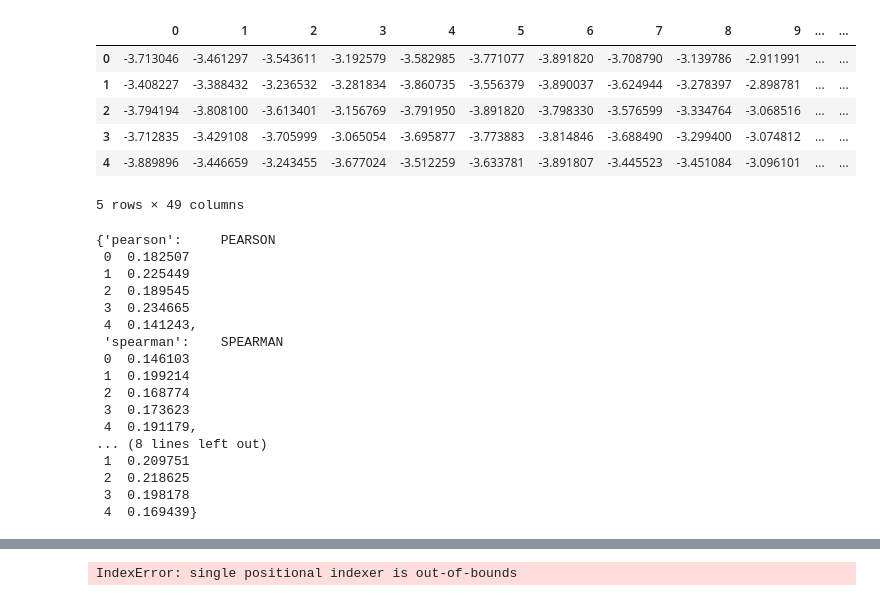
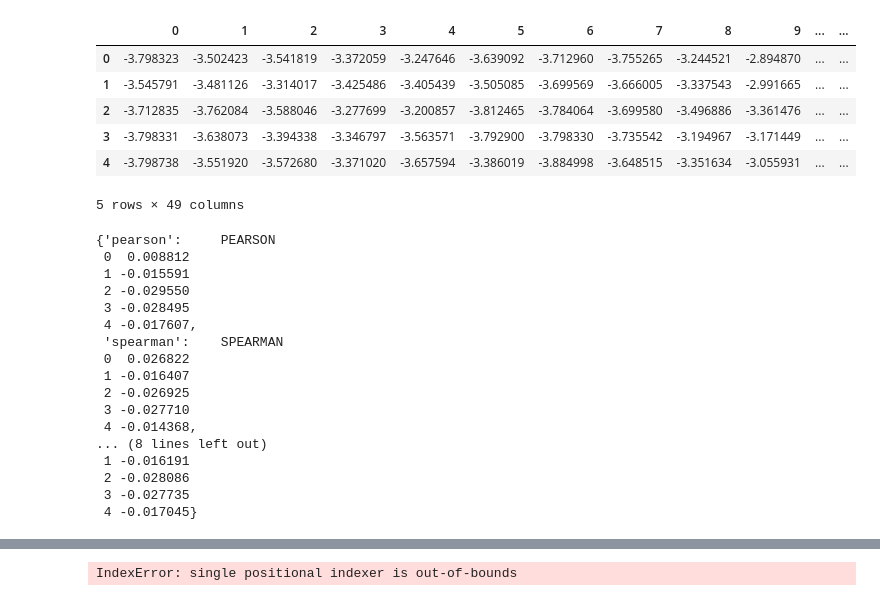
Before and after one commit to justinx1229/pdm_learn, a Jupyter notebook: notebooks/simulation/data conversion Sim.ipynb, the cells around one changed output, grey strips where cells are left out. Drawn from its saved outputs; the diff is of its cells as text; code cells hidden in the pictures.

```diff
--- a/notebooks/simulation/data conversion Sim.ipynb
+++ b/notebooks/simulation/data conversion Sim.ipynb
@@ -30,7 +30,7 @@ from scipy.stats import pearsonr, spearmanr
 from sklearn.feature_selection import mutual_info_regression
 
 SIM_CENTERS = np.linspace(-2, 2, 7)
-EPSILON_STD = 2.0
+EPSILON_STD = 3.0
 NEGATIVE_REPEATS = 200
 HEATMAP_SIGMA = 0.1
 RANDOM_SEED = 42
@@ -89,35 +89,51 @@ plt.show()
 # %%
+positive_pairs = collect_simulated_pairs(
+    positive,
+    repeats=1,
+    epsilon_std=EPSILON_STD,
+    centers=SIM_CENTERS,
+    rng=np.random.default_rng(RANDOM_SEED),
+)
+negative_pairs = collect_simulated_pairs(
+    positive,
+    repeats=NEGATIVE_REPEATS,
+    epsilon_std=EPSILON_STD,
+    shuffle_y=True,
+    centers=SIM_CENTERS,
+    rng=np.random.default_rng(RANDOM_SEED + 1),
+)
+
 heatmap_positive = build_heatmap_dataset(
     positive,
     densitymap,
     centers=SIM_CENTERS,
     repeats=1,
     epsilon_std=EPSILON_STD,
     sigma=HEATMAP_SIGMA,
-    rng=np.random.default_rng(RANDOM_SEED),
+    simulated_pairs=positive_pairs,
 )
 heatmap_positive.to_csv(DATA_DIR / 'simulated' / 'positive_heatmap.csv', index=False)
 
 heatmap_negative = build_heatmap_dataset(
     positive,
     densitymap,
     centers=SIM_CENTERS,
     repeats=NEGATIVE_REPEATS,
     epsilon_std=EPSILON_STD,
     sigma=HEATMAP_SIGMA,
     shuffle_y=True,
-    rng=np.random.default_rng(RANDOM_SEED + 1),
+    simulated_pairs=negative_pairs,
 )
 heatmap_negative.to_csv(DATA_DIR / 'simulated' / 'negative_heatmap.csv', index=False)
 
 heatmap_positive.head()
 # %% [output]
 |  | 0 | 1 | 2 | 3 | 4 | 5 | 6 | 7 | 8 | 9 | ... | ... |
-| 0 | -3.713046 | -3.461297 | -3.543611 | -3.192579 | -3.582985 | -3.771077 | -3.891820 | -3.708790 | -3.139786 | -2.911991 | ... | ... |
-| 1 | -3.408227 | -3.388432 | -3.236532 | -3.281834 | -3.860735 | -3.556379 | -3.890037 | -3.624944 | -3.278397 | -2.898781 | ... | ... |
-| 2 | -3.794194 | -3.808100 | -3.613401 | -3.156769 | -3.791950 | -3.891820 | -3.798330 | -3.576599 | -3.334764 | -3.068516 | ... | ... |
-| 3 | -3.712835 | -3.429108 | -3.705999 | -3.065054 | -3.695877 | -3.773883 | -3.814846 | -3.688490 | -3.299400 | -3.074812 | ... | ... |
-| 4 | -3.889896 | -3.446659 | -3.243455 | -3.677024 | -3.512259 | -3.633781 | -3.891807 | -3.445523 | -3.451084 | -3.096101 | ... | ... |
+| 0 | -3.798323 | -3.502423 | -3.541819 | -3.372059 | -3.247646 | -3.639092 | -3.712960 | -3.755265 | -3.244521 | -2.894870 | ... | ... |
+| 1 | -3.545791 | -3.481126 | -3.314017 | -3.425486 | -3.405439 | -3.505085 | -3.699569 | -3.666005 | -3.337543 | -2.991665 | ... | ... |
+| 2 | -3.712835 | -3.762084 | -3.588046 | -3.277699 | -3.200857 | -3.812465 | -3.784064 | -3.699580 | -3.496886 | -3.361476 | ... | ... |
+| 3 | -3.798331 | -3.638073 | -3.394338 | -3.346797 | -3.563571 | -3.792900 | -3.798330 | -3.735542 | -3.194967 | -3.171449 | ... | ... |
+| 4 | -3.798738 | -3.551920 | -3.572680 | -3.371020 | -3.657594 | -3.386019 | -3.884998 | -3.648515 | -3.351634 | -3.055931 | ... | ... |
 5 rows × 49 columns
 # %%
 metric_specs = {
@@ -133,8 +149,9 @@ for offset, (name, metric_fn) in enumerate(metric_specs.items(), start=10):
         metric_fn,
         repeats=1,
         epsilon_std=EPSILON_STD,
+        centers=SIM_CENTERS,
         column_name=name.upper() if name != 'bicor' else 'BiCor',
-        rng=np.random.default_rng(RANDOM_SEED + offset),
+        simulated_pairs=positive_pairs,
     )
     positive_df.to_csv(DATA_DIR / 'simulated' / f'positive_{name}.csv', index=False)
 
@@ -144,30 +161,31 @@ for offset, (name, metric_fn) in enumerate(metric_specs.items(), start=10):
         repeats=NEGATIVE_REPEATS,
         epsilon_std=EPSILON_STD,
         shuffle_y=True,
+        centers=SIM_CENTERS,
         column_name=name.upper() if name != 'bicor' else 'BiCor',
-        rng=np.random.default_rng(RANDOM_SEED + 100 + offset),
+        simulated_pairs=negative_pairs,
     )
     negative_df.to_csv(DATA_DIR / 'simulated' / f'negative_{name}.csv', index=False)
 
 {name: pd.read_csv(DATA_DIR / 'simulated' / f'positive_{name}.csv').head() for name in metric_specs}
 # %% [output]
 {'pearson':     PEARSON
- 0  0.182507
- 1  0.225449
- 2  0.189545
- 3  0.234665
- 4  0.141243,
+ 0  0.008812
+ 1 -0.015591
+ 2 -0.029550
+ 3 -0.028495
+ 4 -0.017607,
  'spearman':    SPEARMAN
- 0  0.146103
- 1  0.199214
- 2  0.168774
- 3  0.173623
- 4  0.191179,
+ 0  0.026822
+ 1 -0.016407
+ 2 -0.026925
+ 3 -0.027710
+ 4 -0.014368,
 ... (8 lines left out)
- 1  0.209751
- 2  0.218625
- 3  0.198178
- 4  0.169439}
+ 1 -0.016191
+ 2 -0.028086
+ 3 -0.027735
+ 4 -0.017045}
 # %%
 pd.read_csv(DATA_DIR / 'simulated' / 'positive_pearson.csv').head()
 # %% [output]
```
Also changed, not shown: parts of 7 cells of this notebook, 7 other files.
